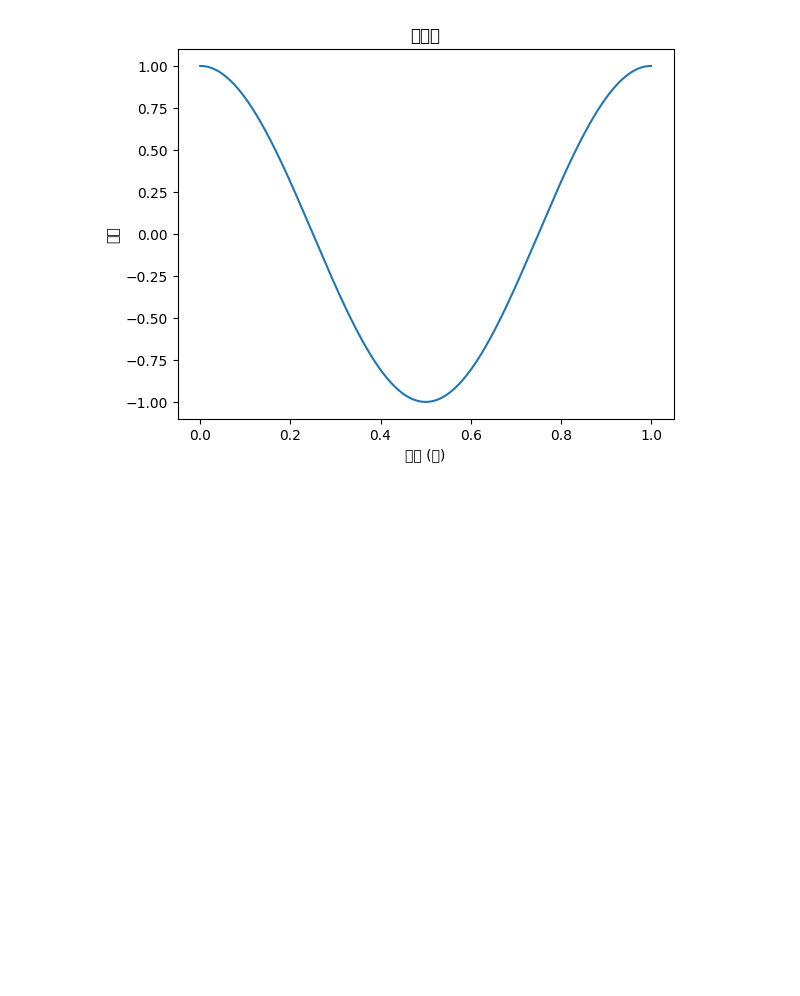
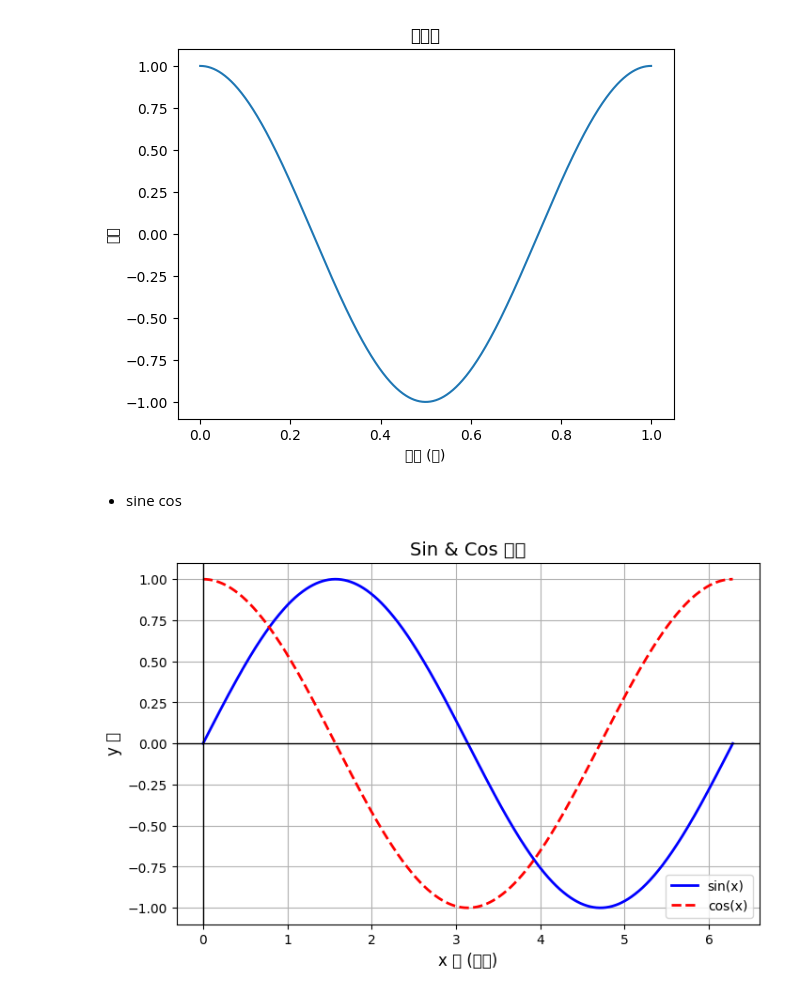
Before and after one commit to wang7651/github-test, a Jupyter notebook: python_project/demo1.ipynb, the cells around one changed output. Drawn from its saved outputs; the diff is of its cells as text; code cells hidden in the pictures; blank space fills up the shorter version.

```diff
--- a/python_project/demo1.ipynb
+++ b/python_project/demo1.ipynb
@@ -46,3 +44,34 @@ plt.title("餘弦波")
 plt.show()
 # %% [output]
 [figure]
+# %% [markdown]
+- sine cos
+# %%
+import numpy as np
+import matplotlib.pyplot as plt
+
+# 生成 x 軸數據 (0 到 2π 之間)
+x = np.linspace(0, 2 * np.pi, 1000)
+
+# 計算 sin(x) 和 cos(x)
+y_sin = np.sin(x)
+y_cos = np.cos(x)
+
+# 繪製圖形
+plt.figure(figsize=(8, 5))  # 設定圖形大小
+plt.plot(x, y_sin, label="sin(x)", color="b", linewidth=2)  # sin(x) 藍色線
+plt.plot(x, y_cos, label="cos(x)", color="r", linestyle="--", linewidth=2)  # cos(x) 紅色虛線
+
+# 添加標題與標籤
+plt.title("Sin & Cos 波形", fontsize=14)
+plt.xlabel("x 軸 (弧度)", fontsize=12)
+plt.ylabel("y 軸", fontsize=12)
+plt.axhline(0, color="black", linewidth=1)  # x 軸
+plt.axvline(0, color="black", linewidth=1)  # y 軸
+plt.legend()  # 顯示圖例
+plt.grid(True)  # 顯示格線
+
+# 顯示圖形
+plt.show()
+# %% [output]
+[figure, added]
```
Also changed, not shown: parts of 1 cell of this notebook.
